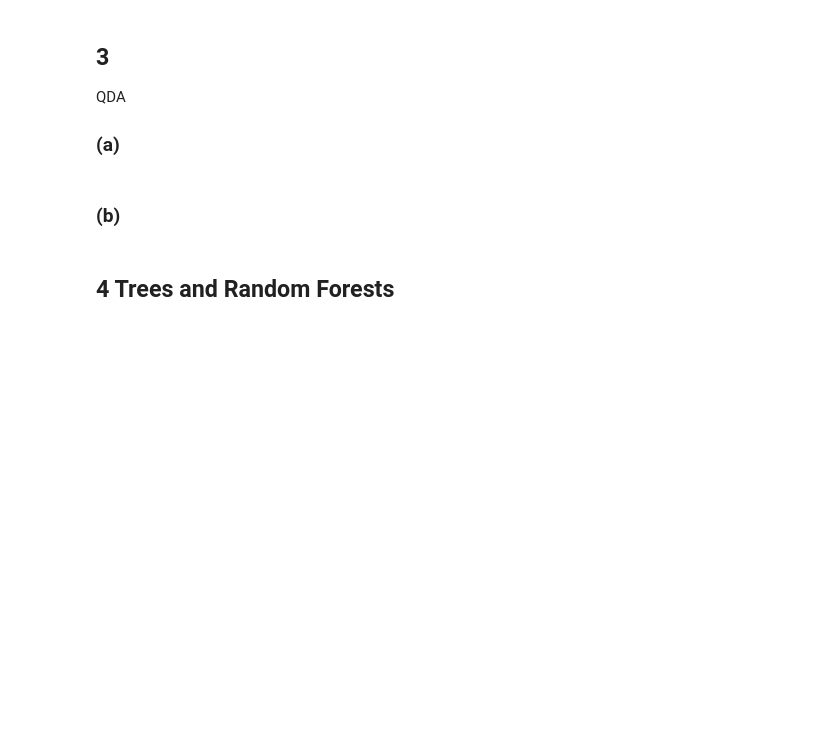
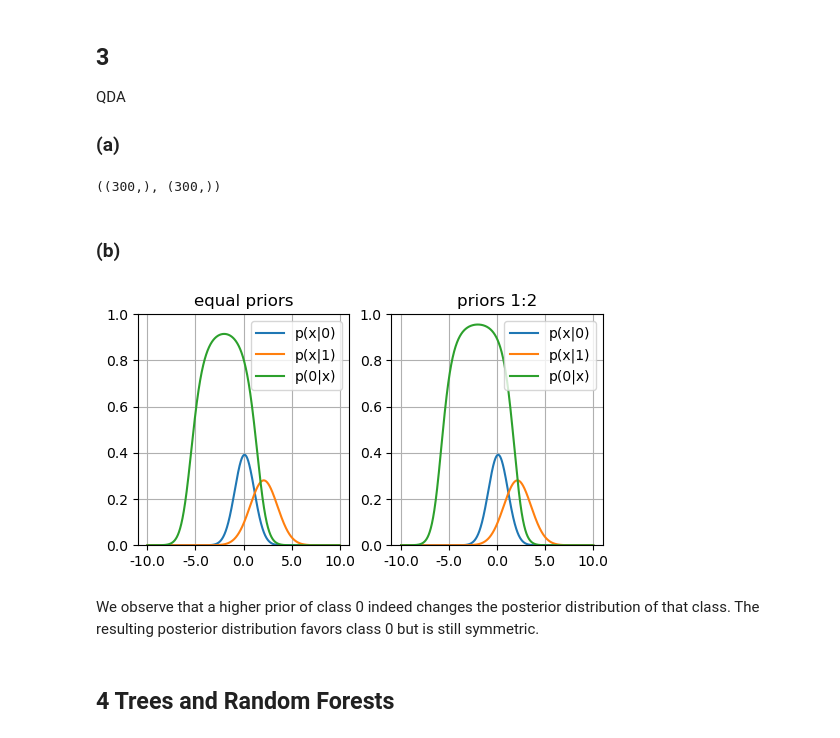
Before and after one commit to mschuemann/mlph_w24, a Jupyter notebook: sheet04/sheet04.ipynb, the cells around one changed output. Saved outputs shown, nothing was run; the diff lists cells and outputs as text; code cells hidden in the pictures; blank space fills up the shorter version.

```diff
--- a/sheet04/sheet04.ipynb
+++ b/sheet04/sheet04.ipynb
@@ -24,7 +62,57 @@ from matplotlib import pyplot as plt
 # %%
 pts = np.load('data/data1d.npy')
 labels = np.load('data/labels1d.npy')
+pts.shape, labels.shape
+# %% [output]
+((300,), (300,))
+# %%
+mu = []
+sigma = []
+for label in sorted(np.unique(labels).astype(int)):
+    mask = labels == label
+    selection = pts[mask]
+    mu.append(selection.sum()/len(selection))
+    sigma.append(
+        (
+            (selection**2).sum()/len(selection) - mu[-1]**2
+        )**0.5
+    )
 # %% [markdown]
 ### (b)
+# %%
+def normal1d(x, mu, sigma):
+    return (2*3.14159265*sigma**2)**-0.5 * np.exp( - (x-mu)**2 / (2*sigma**2))
+
+fig, axes = plt.subplots(1,2, figsize=(6,3))
+axes = axes.flatten()
+x = np.linspace(-10, 10, 2001)
+y0 = normal1d(x, mu[0], sigma[0])
+y1 = normal1d(x, mu[1], sigma[1])
+prior0 = 1 # arbitrary scaling cancels out in fraction
+prior1 = 1
+p1 = y0*prior0/(y0*prior0 + y1 * prior1)
+axes[0].plot(y0, label="p(x|0)")
+axes[0].plot(y1, label="p(x|1)")
+axes[0].plot(p1, label="p(0|x)")
+axes[0].set_title("equal priors")
+axes[0].set_xticks(np.linspace(0, 2000,5), np.linspace(-10, 10, 5))
+prior0 = 2
+prior1 = 1
+p1 = y0*prior0/(y0*prior0 + y1 * prior1)
+axes[1].plot(y0, label="p(x|0)")
+axes[1].plot(y1, label="p(x|1)")
+axes[1].plot(p1, label="p(0|x)")
+axes[1].set_title("priors 1:2")
+axes[1].set_xticks(np.linspace(0, 2000,5), np.linspace(-10, 10, 5))
+axes[0].grid()
+axes[1].grid()
+axes[0].set_ylim(0, 1)
+axes[1].set_ylim(0, 1)
+axes[0].legend()
+axes[1].legend();
+# %% [output]
+[figure, added]
+# %% [markdown]
+We observe that a higher prior of class 0 indeed changes the posterior distribution of that class. The resulting posterior distribution favors class 0 but is still symmetric.
 # %% [markdown]
 ## 4 Trees and Random Forests
```
Also changed, not shown: parts of 9 cells of this notebook.
